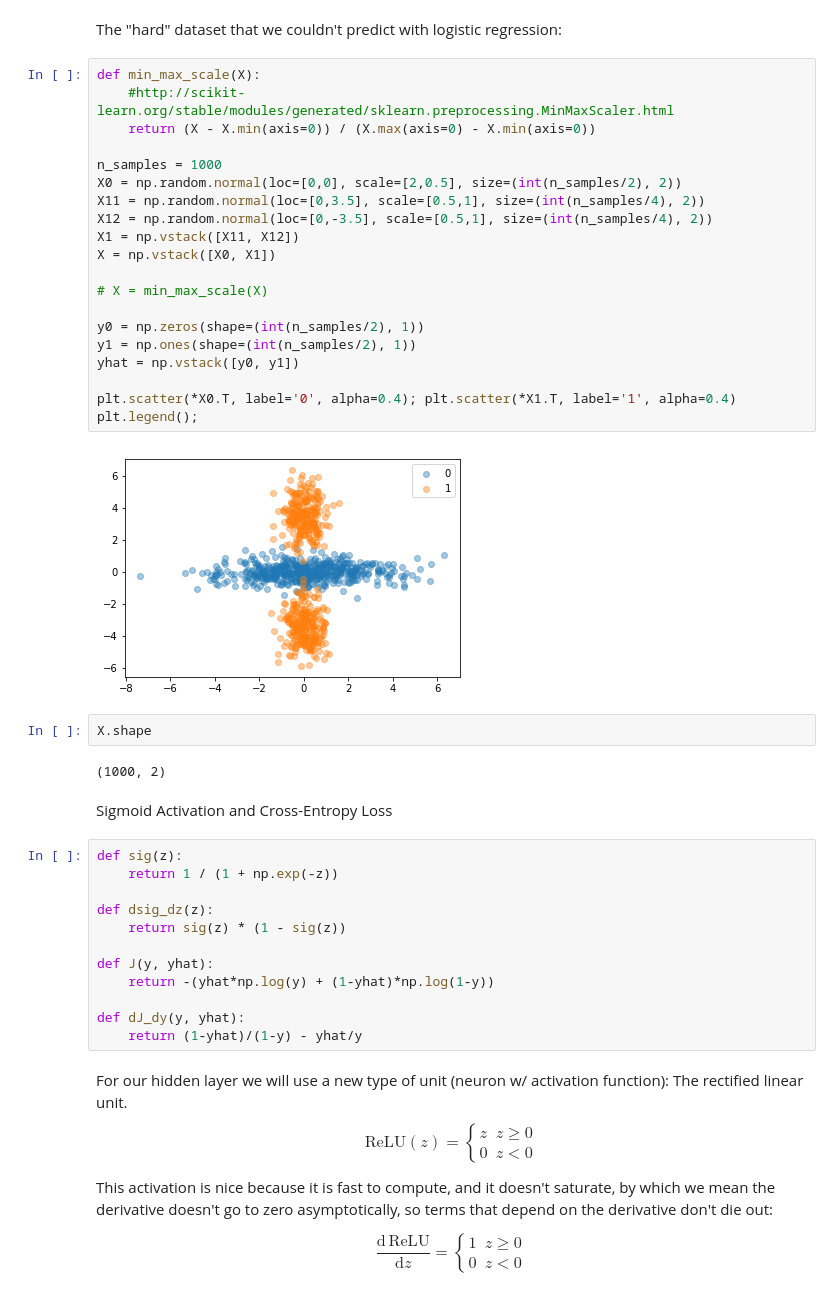
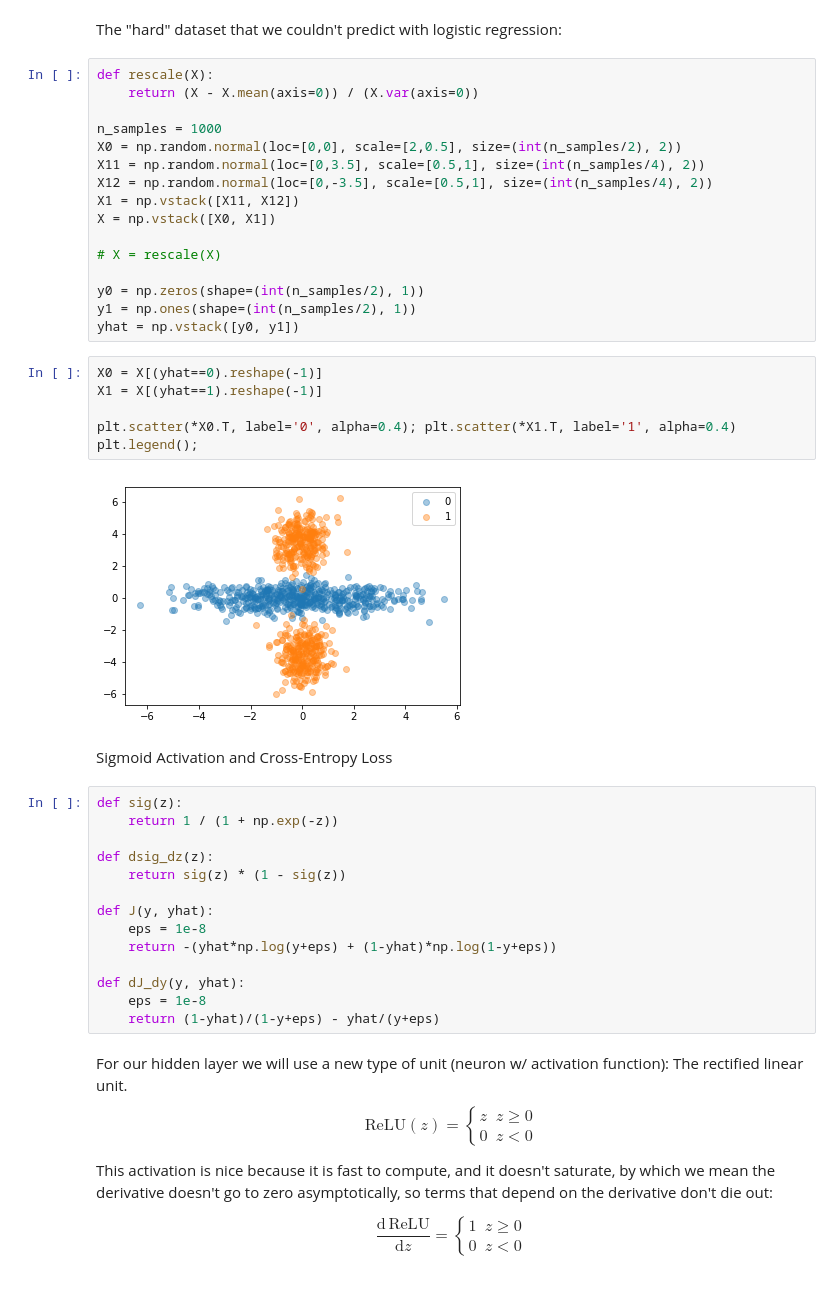
Before and after one commit to JohnPaton/numpy-neural-networks, a Jupyter notebook: 02-multi-layer-perceptron.ipynb, the cells around one changed output. Drawn from its saved outputs; the diff is of its cells as text.

```diff
--- a/02-multi-layer-perceptron.ipynb
+++ b/02-multi-layer-perceptron.ipynb
@@ -10,9 +10,8 @@ import matplotlib.pyplot as plt
 # %% [markdown]
 The "hard" dataset that we couldn't predict with logistic regression:
 # %%
-def min_max_scale(X):
-    #http://scikit-learn.org/stable/modules/generated/sklearn.preprocessing.MinMaxScaler.html
-    return (X - X.min(axis=0)) / (X.max(axis=0) - X.min(axis=0))
+def rescale(X):
+    return (X - X.mean(axis=0)) / (X.var(axis=0))
 
 n_samples = 1000
 X0 = np.random.normal(loc=[0,0], scale=[2,0.5], size=(int(n_samples/2), 2))
@@ -21,20 +20,19 @@ X12 = np.random.normal(loc=[0,-3.5], scale=[0.5,1], size=(int(n_samples/4), 2))
 X1 = np.vstack([X11, X12])
 X = np.vstack([X0, X1])
 
-# X = min_max_scale(X)
+# X = rescale(X)
 
 y0 = np.zeros(shape=(int(n_samples/2), 1))
 y1 = np.ones(shape=(int(n_samples/2), 1))
 yhat = np.vstack([y0, y1])
-
-plt.scatter(*X0.T, label='0', alpha=0.4); plt.scatter(*X1.T, label='1', alpha=0.4)
-plt.legend();
-# %% [output]
-[figure, removed]
-# %%
-X.shape
-# %% [output]
-(1000, 2)
+# %%
+X0 = X[(yhat==0).reshape(-1)]
+X1 = X[(yhat==1).reshape(-1)]
+
+plt.scatter(*X0.T, label='0', alpha=0.4); plt.scatter(*X1.T, label='1', alpha=0.4)
+plt.legend();
+# %% [output]
+[figure, added]
 # %% [markdown]
 Sigmoid Activation and Cross-Entropy Loss
 # %%
@@ -45,10 +43,12 @@ def dsig_dz(z):
     return sig(z) * (1 - sig(z))
 
 def J(y, yhat):
-    return -(yhat*np.log(y) + (1-yhat)*np.log(1-y))
+    eps = 1e-8
+    return -(yhat*np.log(y+eps) + (1-yhat)*np.log(1-y+eps))
 
 def dJ_dy(y, yhat):
-    return (1-yhat)/(1-y) - yhat/y
+    eps = 1e-8
+    return (1-yhat)/(1-y+eps) - yhat/(y+eps)
 # %% [markdown]
 For our hidden layer we will use a new type of unit (neuron w/ activation function): The rectified linear unit.
 $$\mathrm{ReLU}(z) = \begin{cases}
```
Also changed, not shown: parts of 14 cells of this notebook, 3 other files.
